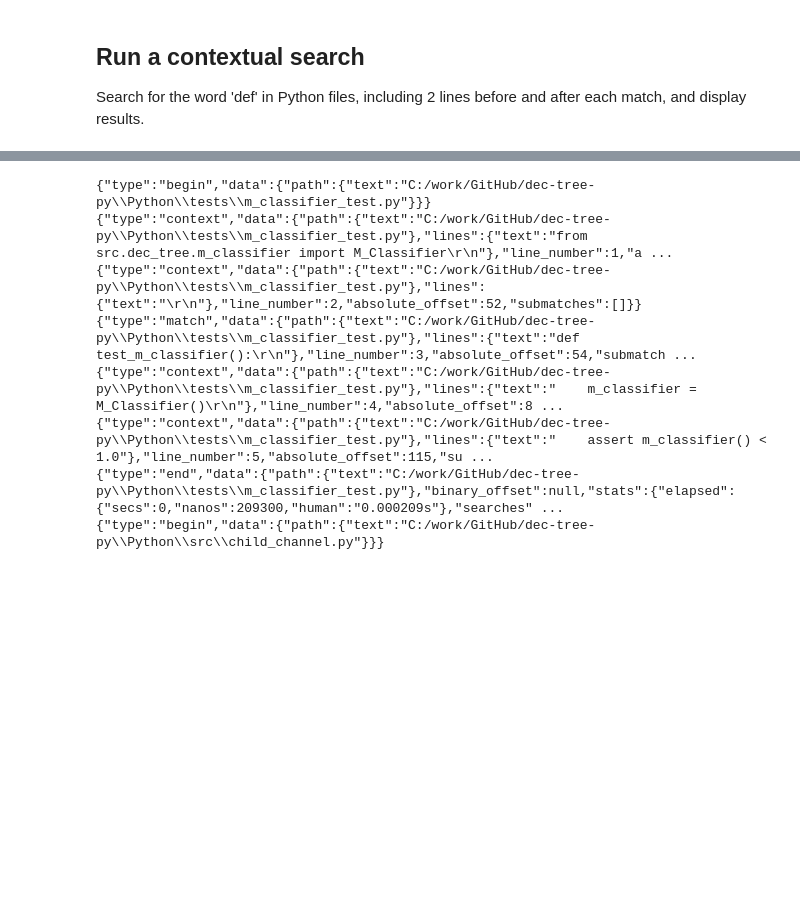
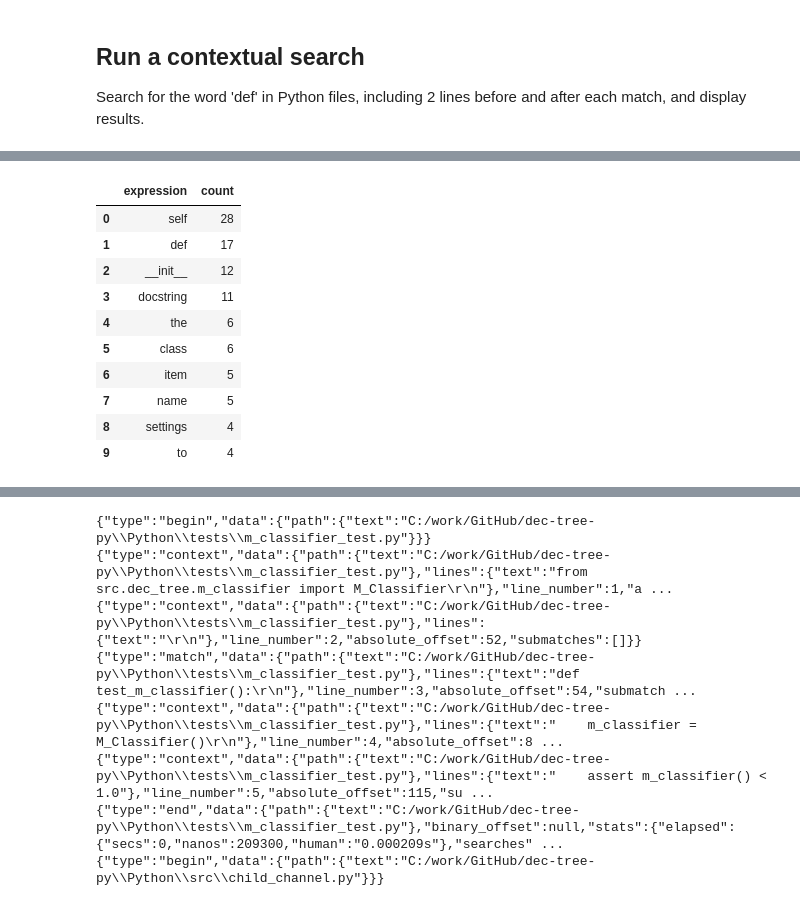
Before and after one commit to AcaciaMan/ripgrep-notebook, a Jupyter notebook: contextual_search_example.ipynb, the cells around one changed output, grey strips where cells are left out. Saved outputs shown, nothing was run; the diff lists cells and outputs as text; code cells hidden in the pictures; blank space fills up the shorter version.

```diff
--- a/contextual_search_example.ipynb
+++ b/contextual_search_example.ipynb
@@ -109,0 +114,29 @@ df
+# %%
+# Example query: Find matches where context contains 'init' or 'plot_yearly', ordered by most frequent expressions
+import re
+query_terms = ['init', 'plot_yearly']
+mask = df['context'].str.contains('|'.join(query_terms), case=False, na=False)
+filtered = df[mask]
+# Count most frequent expressions in context
+def extract_expressions(context):
+    # Find all words (identifiers) in context
+    return re.findall(r'\b\w+\b', context)
+from collections import Counter
+all_expressions = filtered['context'].apply(extract_expressions).explode()
+expression_counts = Counter(all_expressions)
+# Show top 10 most frequent expressions
+top_expressions = expression_counts.most_common(10)
+import pandas as pd
+pd.DataFrame(top_expressions, columns=['expression', 'count'])
+# %% [output]
+|  | expression | count |
+| 0 | self | 28 |
+| 1 | def | 17 |
+| 2 | __init__ | 12 |
+| 3 | docstring | 11 |
+| 4 | the | 6 |
+| 5 | class | 6 |
+| 6 | item | 5 |
+| 7 | name | 5 |
+| 8 | settings | 4 |
+| 9 | to | 4 |
```
Also changed, not shown: parts of 2 cells of this notebook.
